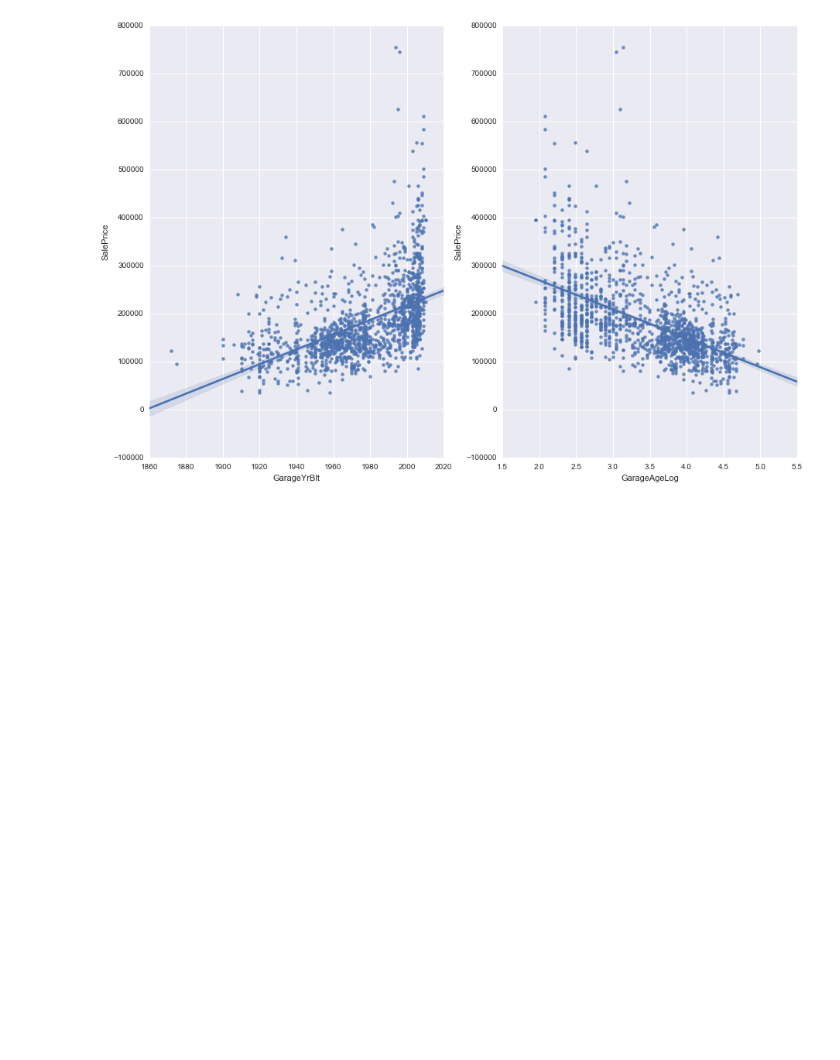
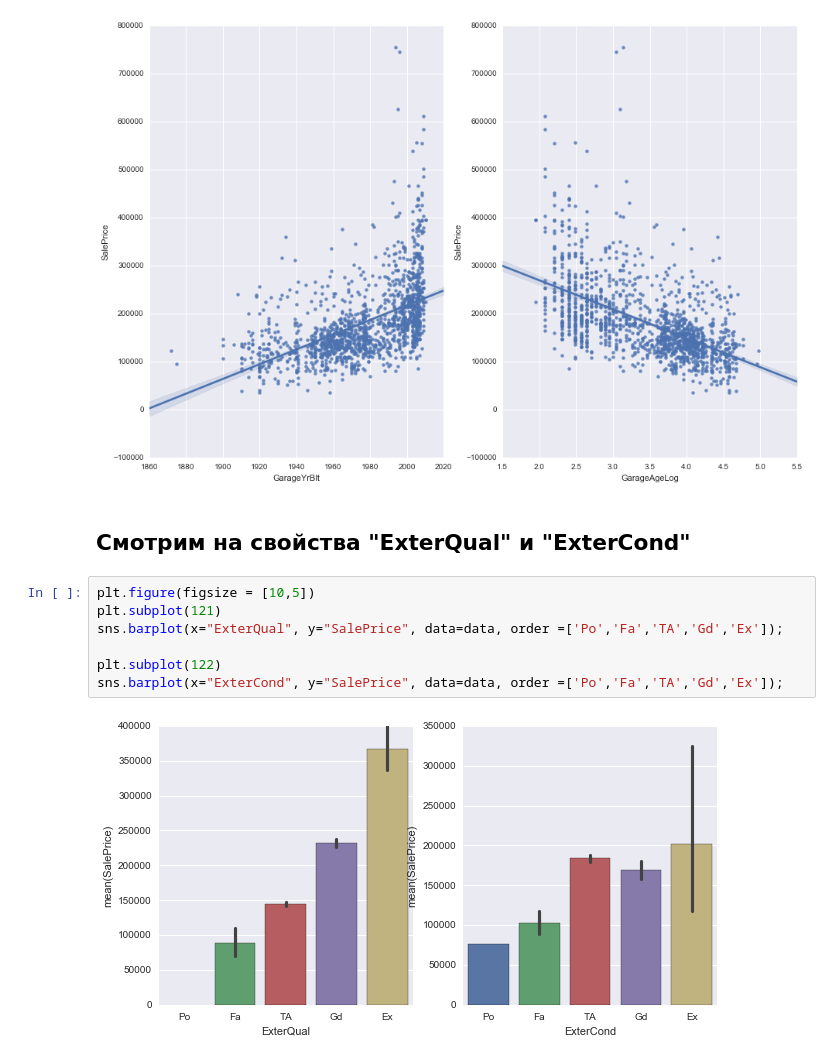
Before and after one commit to PhySci/ML_house_selling, a Jupyter notebook: Analisys.ipynb, the cells around one changed output. Saved outputs shown, nothing was run; the diff lists cells and outputs as text; blank space fills up the shorter version.

```diff
--- a/Analisys.ipynb
+++ b/Analisys.ipynb
@@ -213,3 +213,14 @@ print 'R^2', r_value**2
 R^2 0.25810798163
 R^2 0.310547998585
 [figure]
+# %% [markdown]
+## Смотрим на свойства "ExterQual" и "ExterCond"
+# %%
+plt.figure(figsize = [10,5])
+plt.subplot(121)
+sns.barplot(x="ExterQual", y="SalePrice", data=data, order =['Po','Fa','TA','Gd','Ex']);
+
+plt.subplot(122)
+sns.barplot(x="ExterCond", y="SalePrice", data=data, order =['Po','Fa','TA','Gd','Ex']);
+# %% [output]
+[figure, added]
```
Also changed, not shown: parts of 6 cells of this notebook, 1 other file.
